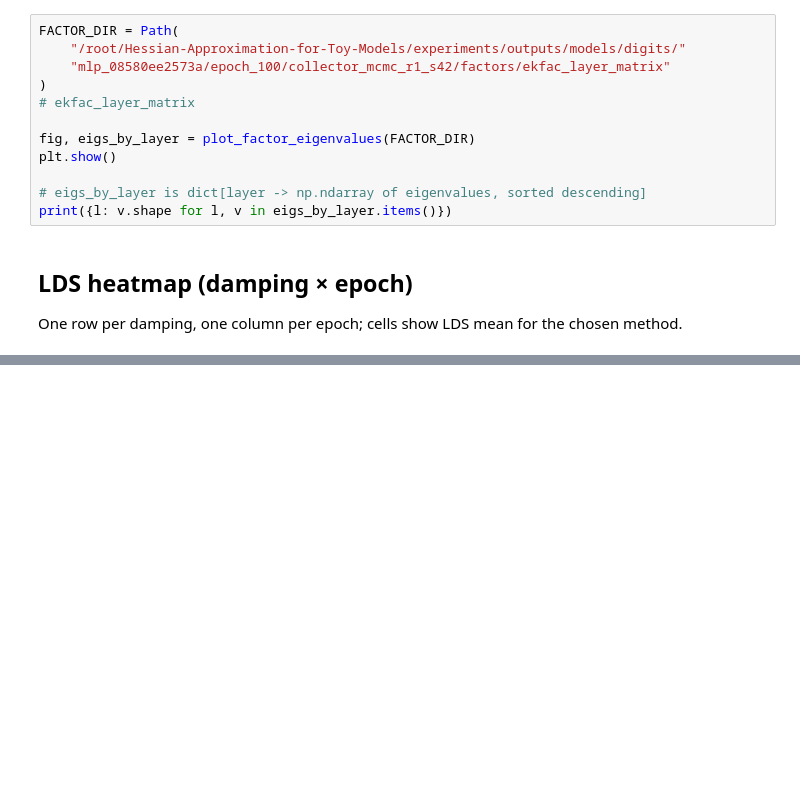
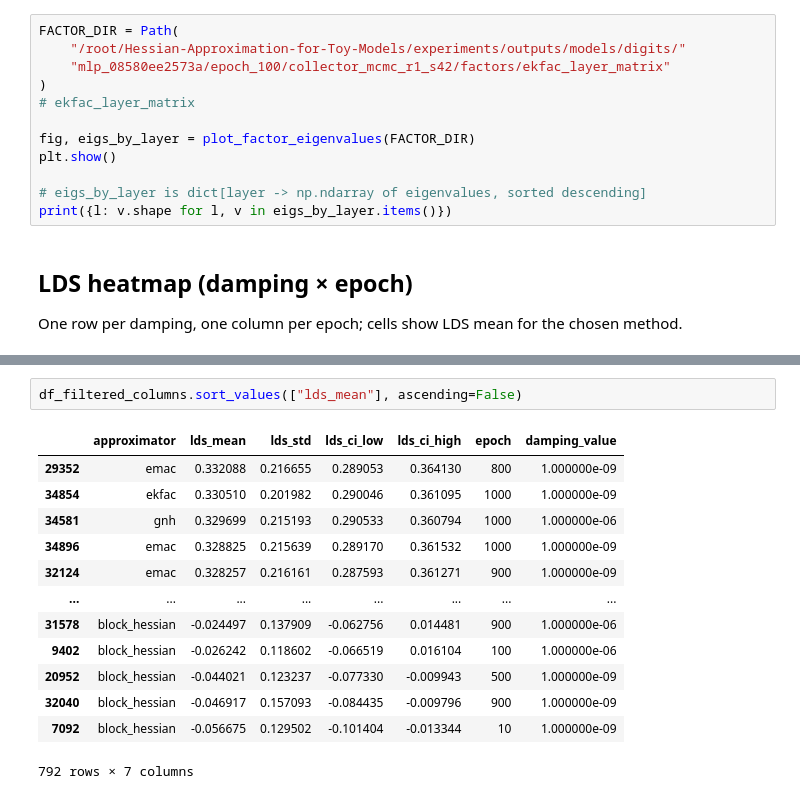
Before and after one commit to gsindlinger/Hessian-Approximation-for-Toy-Models, a Jupyter notebook: experiments/plot_runs_db.ipynb, the cells around one changed output, grey strips where cells are left out. Drawn from its saved outputs; the diff is of its cells as text; blank space fills up the shorter version.

```diff
--- a/experiments/plot_runs_db.ipynb
+++ b/experiments/plot_runs_db.ipynb
@@ -1408,0 +1155,16 @@ plt.show()
+# %%
+df_filtered_columns.sort_values(["lds_mean"], ascending=False)
+# %% [output]
+|  | approximator | lds_mean | lds_std | lds_ci_low | lds_ci_high | epoch | damping_value |
+| 29352 | emac | 0.332088 | 0.216655 | 0.289053 | 0.364130 | 800 | 1.000000e-09 |
+| 34854 | ekfac | 0.330510 | 0.201982 | 0.290046 | 0.361095 | 1000 | 1.000000e-09 |
+| 34581 | gnh | 0.329699 | 0.215193 | 0.290533 | 0.360794 | 1000 | 1.000000e-06 |
+| 34896 | emac | 0.328825 | 0.215639 | 0.289170 | 0.361532 | 1000 | 1.000000e-09 |
+| 32124 | emac | 0.328257 | 0.216161 | 0.287593 | 0.361271 | 900 | 1.000000e-09 |
+| ... | ... | ... | ... | ... | ... | ... | ... |
+| 31578 | block_hessian | -0.024497 | 0.137909 | -0.062756 | 0.014481 | 900 | 1.000000e-06 |
+| 9402 | block_hessian | -0.026242 | 0.118602 | -0.066519 | 0.016104 | 100 | 1.000000e-06 |
+| 20952 | block_hessian | -0.044021 | 0.123237 | -0.077330 | -0.009943 | 500 | 1.000000e-09 |
+| 32040 | block_hessian | -0.046917 | 0.157093 | -0.084435 | -0.009796 | 900 | 1.000000e-09 |
+| 7092 | block_hessian | -0.056675 | 0.129502 | -0.101404 | -0.013344 | 10 | 1.000000e-09 |
+792 rows × 7 columns
```
Also changed, not shown: parts of 24 cells of this notebook, 2 other files.
